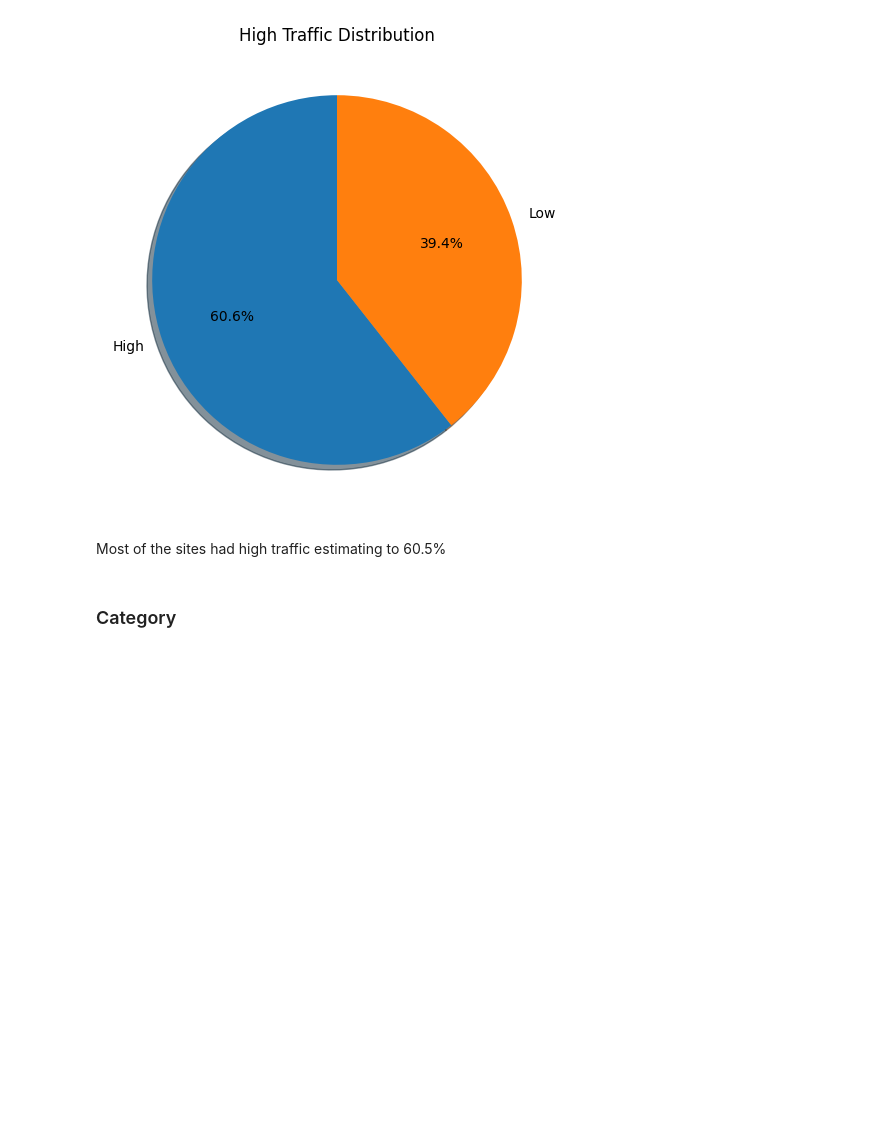
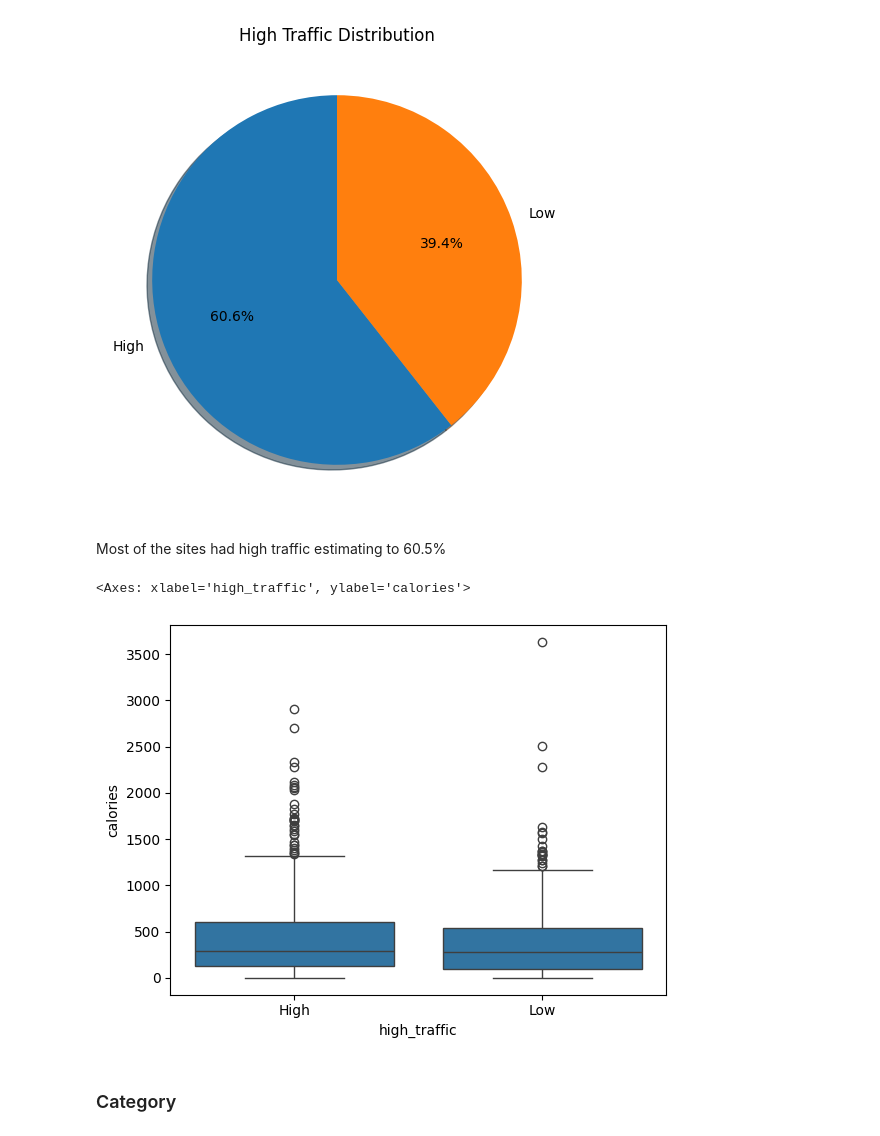
Before and after one commit to ekiru111/Recipe_site_traffic, a Jupyter notebook: recipe_site_traffic_2212.ipynb, the cells around one changed output. Cells and saved outputs as stored; diff of their text form; code cells hidden in the pictures; blank space fills up the shorter version.

```diff
--- a/recipe_site_traffic_2212.ipynb
+++ b/recipe_site_traffic_2212.ipynb
@@ -278,6 +278,11 @@ plt.show()
 [figure]
 # %% [markdown]
 Most of the sites had high traffic estimating to 60.5%
+# %%
+sns.boxplot(x="high_traffic", y="calories", data=df)
+# %% [output]
+<Axes: xlabel='high_traffic', ylabel='calories'>
+[figure, added]
 # %% [markdown]
 ### Category
 # %%
```
Also changed, not shown: parts of 2 cells of this notebook.
